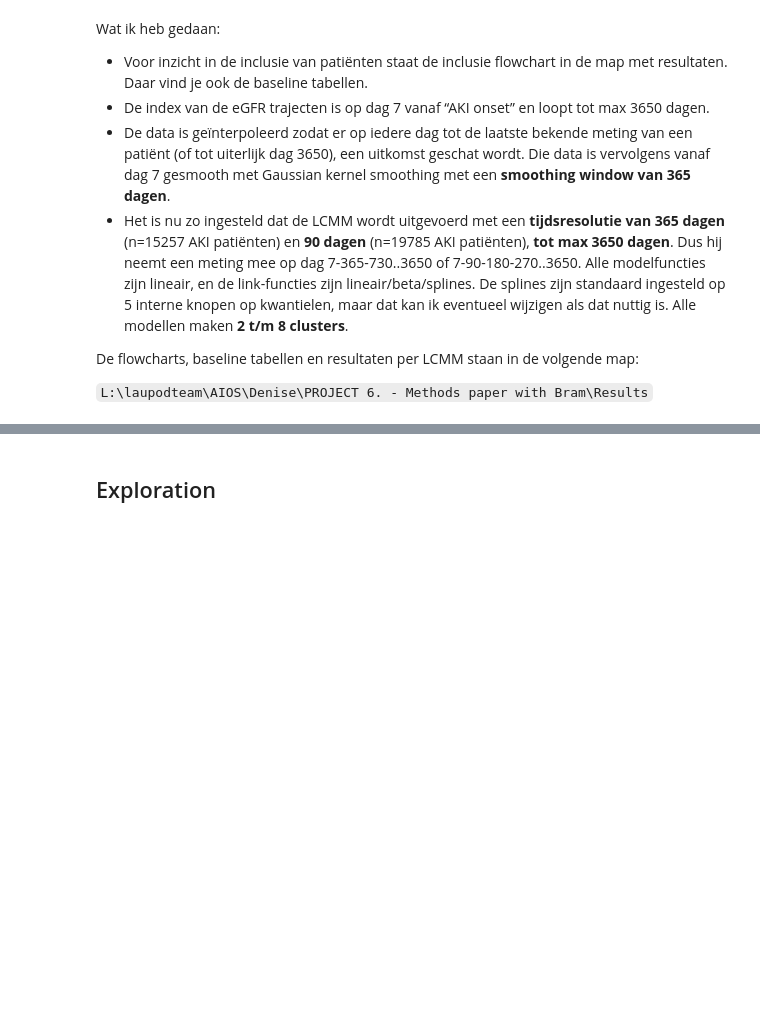
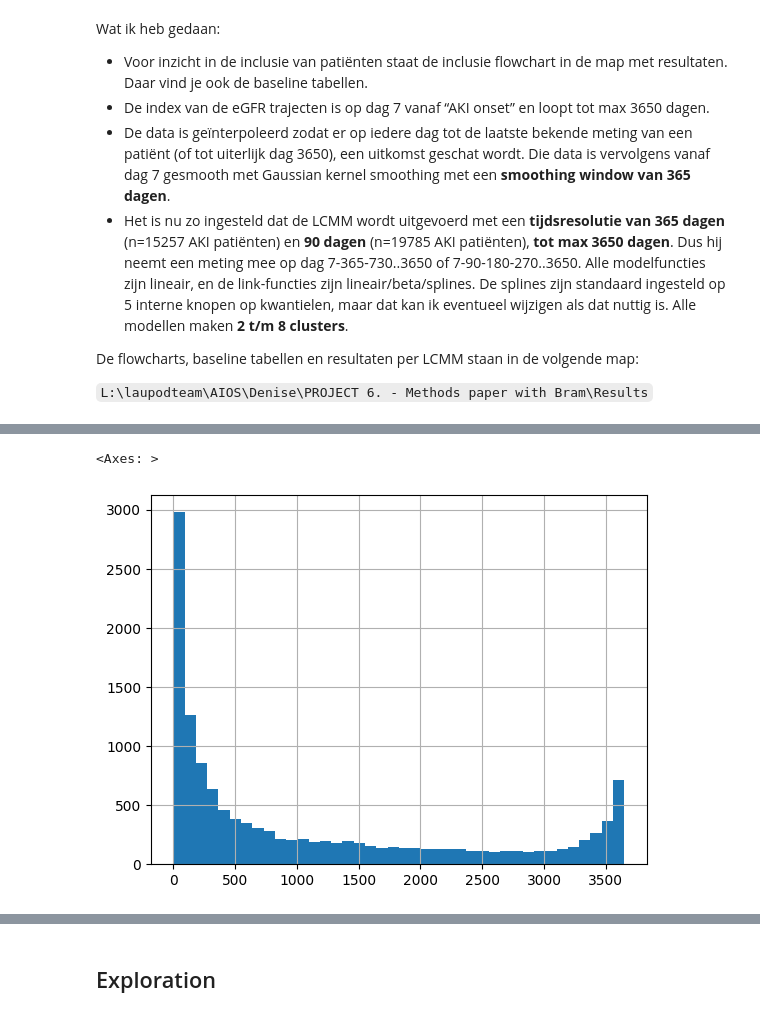
Before and after one commit to bramiozo/TimEx, a Jupyter notebook: sandbox/clustering_AKI_crossectional.ipynb, the cells around one changed output, grey strips where cells are left out. Cells and saved outputs as stored; diff of their text form; code cells hidden in the pictures; blank space fills up the shorter version.

```diff
--- a/sandbox/clustering_AKI_crossectional.ipynb
+++ b/sandbox/clustering_AKI_crossectional.ipynb
@@ -93,3 +116,8 @@ ts_data.ID = ts_data.ID.astype('int64')
+# %%
+ts_data.groupby('ID').Time_days.max().hist(bins=40)
+# %% [output]
+<Axes: >
+[figure, added]
 # %%
 # load pre-selection
 #ts_data = pd.read_parquet("./Bram_v2/test_data.parquet")
```
Also changed, not shown: parts of 13 cells of this notebook, 2 other files.
